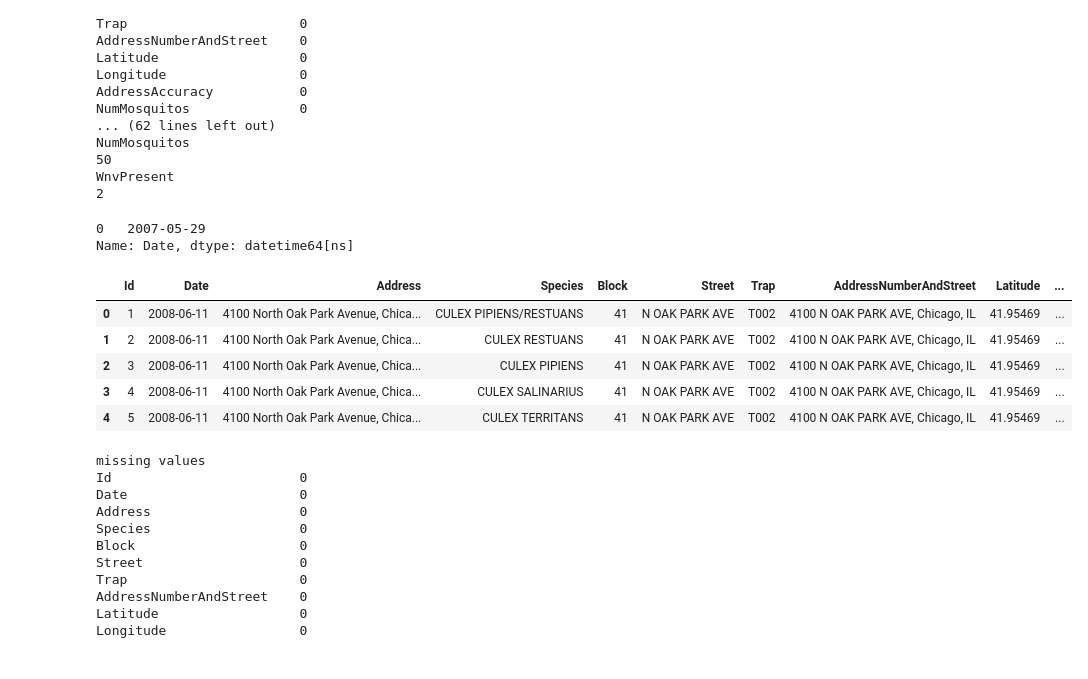
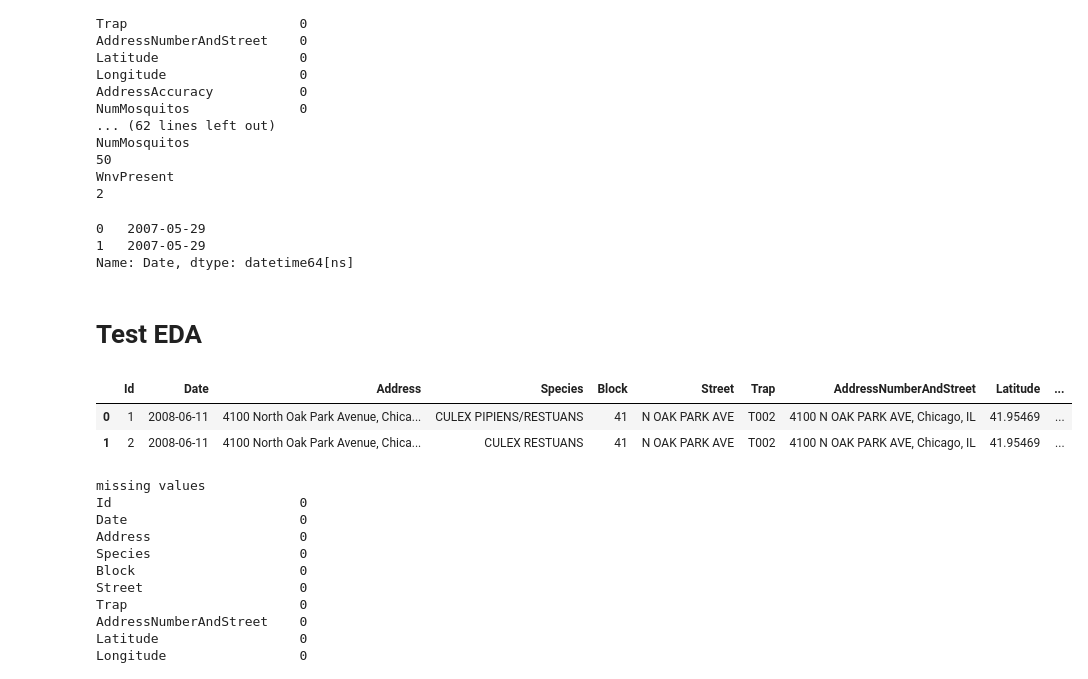
Before and after one commit to joshsparks/DSI-Kaggle, a Jupyter notebook: code/Import files.ipynb, the cells around one changed output. Drawn from its saved outputs; the diff is of its cells as text; code cells hidden in the pictures.

```diff
--- a/code/Import files.ipynb
+++ b/code/Import files.ipynb
@@ -10,8 +10,9 @@ test = pd.read_csv('../assets/test.csv')
 weather = pd.read_csv('../assets/weather.csv')
 spray = pd.read_csv('../assets/spray.csv')
 # %%
-# Set columns to see everything
-pd.set_option('display.max_columns', 25)
+# Set columns and row values to see everything
+pd.set_option('display.max_columns', 50)
+pd.set_option('display.max_rows', 100)
 # %%
 # Check out each header
 print train.columns
@@ -90,20 +90,20 @@ WnvPresent
 train["Date"] = pd.to_datetime(train["Date"], format = "%Y-%m-%d")
 
 # Confirm:
-train["Date"].head(1)
+train["Date"].head(2)
 # %% [output]
 0   2007-05-29
+1   2007-05-29
 Name: Date, dtype: datetime64[ns]
+# %% [markdown]
+# Test EDA
 # %%
 # Test EDA - Investigate header
-test.head()
+test.head(2)
 # %% [output]
 |  | Id | Date | Address | Species | Block | Street | Trap | AddressNumberAndStreet | Latitude | ... |
 | 0 | 1 | 2008-06-11 | 4100 North Oak Park Avenue, Chica... | CULEX PIPIENS/RESTUANS | 41 | N OAK PARK AVE | T002 | 4100 N OAK PARK AVE, Chicago, IL | 41.95469 | ... |
 | 1 | 2 | 2008-06-11 | 4100 North Oak Park Avenue, Chica... | CULEX RESTUANS | 41 | N OAK PARK AVE | T002 | 4100 N OAK PARK AVE, Chicago, IL | 41.95469 | ... |
-| 2 | 3 | 2008-06-11 | 4100 North Oak Park Avenue, Chica... | CULEX PIPIENS | 41 | N OAK PARK AVE | T002 | 4100 N OAK PARK AVE, Chicago, IL | 41.95469 | ... |
-| 3 | 4 | 2008-06-11 | 4100 North Oak Park Avenue, Chica... | CULEX SALINARIUS | 41 | N OAK PARK AVE | T002 | 4100 N OAK PARK AVE, Chicago, IL | 41.95469 | ... |
-| 4 | 5 | 2008-06-11 | 4100 North Oak Park Avenue, Chica... | CULEX TERRITANS | 41 | N OAK PARK AVE | T002 | 4100 N OAK PARK AVE, Chicago, IL | 41.95469 | ... |
 # %%
 # Test EDA - Summary function:
 eda(test)
```
Also changed, not shown: parts of 47 cells of this notebook.
